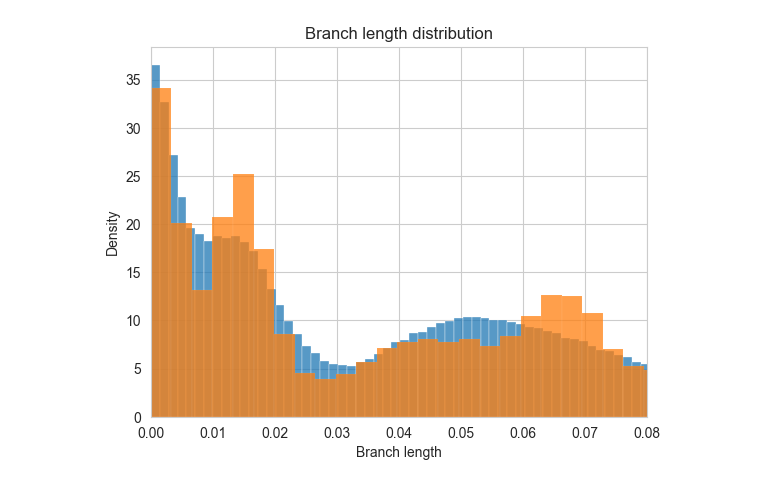
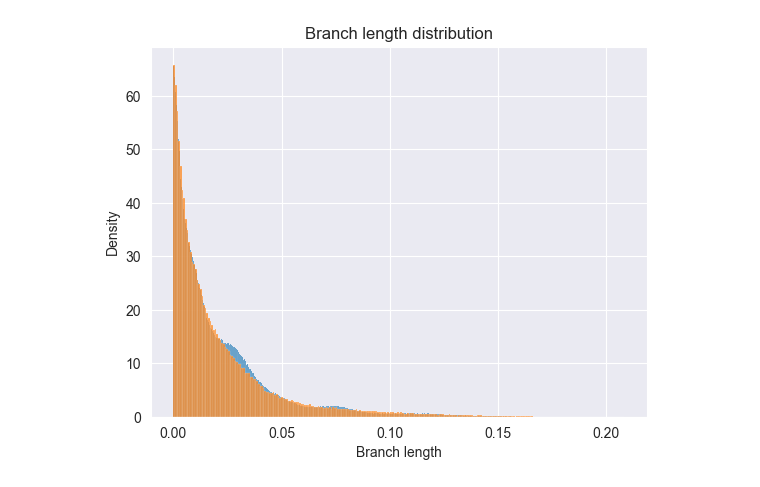
Before and after one commit to tochsner/ccd-validation, a Jupyter notebook: src/distribution_analysis/analyze_bccd_distribution.ipynb, the cells around one changed output. Drawn from its saved outputs; the diff is of its cells as text; code cells hidden in the pictures.

Commit message:
Improve validation notebooks.

```diff
--- a/src/distribution_analysis/analyze_bccd_distribution.ipynb
+++ b/src/distribution_analysis/analyze_bccd_distribution.ipynb
@@ -11,4 +11,4 @@ from src.distribution_analysis.process_tree import get_observed_nodes, get_clade
 # %%
 import warnings
 warnings.filterwarnings('ignore')
-sns.set_style("whitegrid")
+sns.set_style("darkgrid")
@@ -18,0 +23,14 @@ NUM_TAXA = 10
+# %%
+
+
+REFERENCE_TREE_FILE = Path("/Users/ochsneto/Documents/TreeDistributions/ccd-validation/data/mcmc/yule-50-1.trees")
+# SAMPLE_TREES_FILE = Path("/Users/ochsneto/Documents/TreeDistributions/ccd-validation/data/processed/yule-50-1_Shorter Branch (Gamma) (per partition)_samples.trees")
+# SAMPLE_TREES_FILE = Path("/Users/ochsneto/Documents/TreeDistributions/ccd-validation/data/processed/yule-50-1_Height (LogNormal) Ratio (Beta) (per partition)_samples.trees")
+# SAMPLE_TREES_FILE = Path("/Users/ochsneto/Documents/TreeDistributions/ccd-validation/data/processed/yule-50-1_Height (LogNormal) Ratio (Beta) Copula (per partition)_samples.trees")
+# SAMPLE_TREES_FILE = Path("/Users/ochsneto/Documents/TreeDistributions/ccd-validation/data/processed/yule-50-1_Height-Ratio AR(1) + Global (per partition) true_samples.trees")
+# SAMPLE_TREES_FILE = Path("/Users/ochsneto/Documents/TreeDistributions/ccd-validation/data/processed/yule-50-1_Dirichlet (LogNormal)_samples.trees")
+SAMPLE_TREES_FILE = Path("/Users/ochsneto/Documents/TreeDistributions/ccd-validation/data/processed/yule-50-1_Height (LogNormal) Ratio (ExpBeta) (per partition)_samples.trees")
+
+# REFERENCE_TREE_FILE = experiment.get_file_of_type(FileType.POSTERIOR_TREES).local_path
+# SAMPLE_TREES_FILE = Path("/Users/ochsneto/Documents/TreeDistributions/ccd-validation/data/processed/phylodata-phylodata-tanoyo_2024_systematics_5flwiskandari_beast_run1_Height (LogNormal) Ratio (ExpBeta) (per partition)_samples.trees")
+# SAMPLE_TREES_FILE = Path("/Users/ochsneto/Documents/TreeDistributions/ccd-validation/data/processed/phylodata-phylodata-tanoyo_2024_systematics_5flwiskandari_beast_run1_Height (LogNormal) Ratio (Beta) Copula (per partition)_samples.trees")
@@ -87,17 +110,16 @@ df_sample_clade_branches.describe()
 # %%
 sns.histplot(
-    df_ref_clade_branches["left_branch"] + df_ref_clade_branches["right_branch"],
+    df_ref_clade_branches["left_branch"],
     stat="density",
 )
 
 sns.histplot(
-    df_sample_clade_branches["left_branch"] + df_sample_clade_branches["right_branch"],
+    df_sample_clade_branches["left_branch"],
     stat="density",
 )
 
-plt.xlim([0, 0.08])
 plt.xlabel("Branch length")
 plt.title("Branch length distribution")
 plt.show()
 # %% [output]
-[figure, old version]
+[figure, new version]
```
Also changed, not shown: parts of 37 cells of this notebook, 14 other files.
